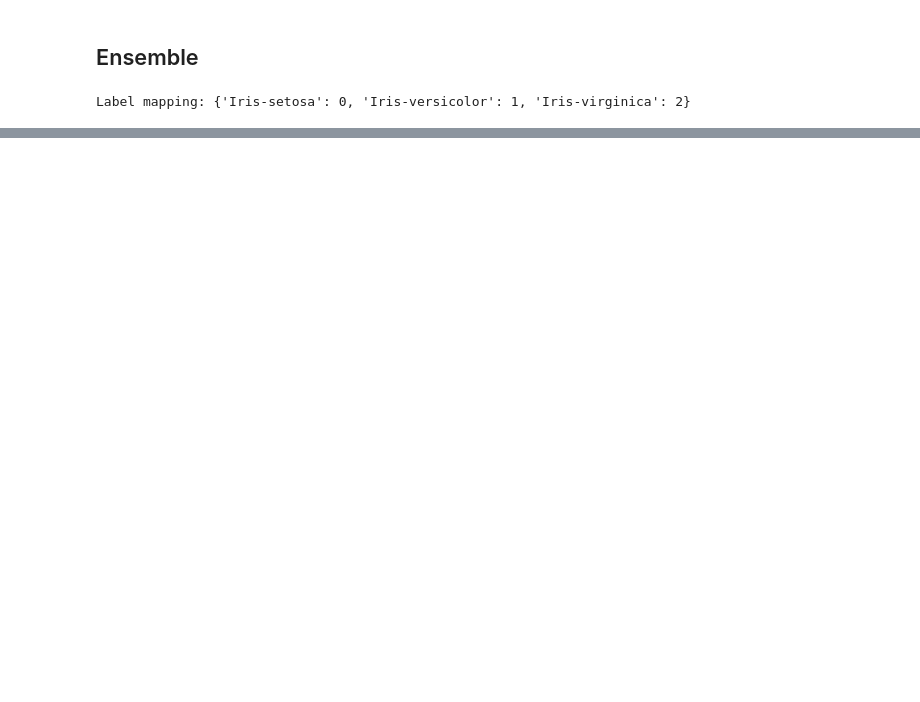
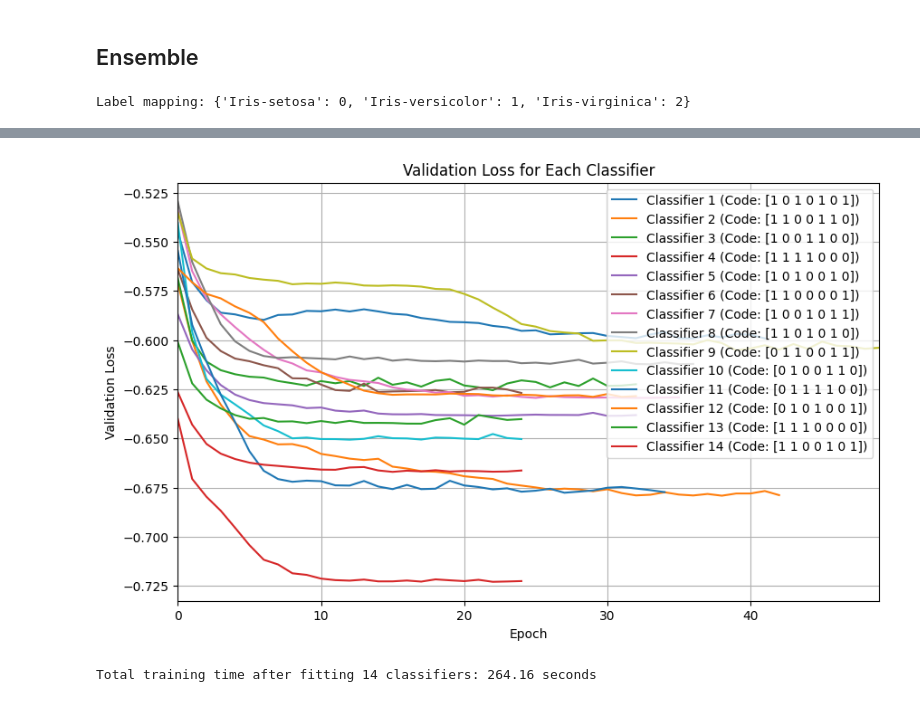
Before and after one commit to EdwardM222/QML-RP, a Jupyter notebook: thesis.ipynb, the cells around one changed output, grey strips where cells are left out. Saved outputs shown, nothing was run; the diff lists cells and outputs as text; code cells hidden in the pictures; blank space fills up the shorter version.

```diff
--- a/thesis.ipynb
+++ b/thesis.ipynb
@@ -131,7 +137,7 @@ def build_ecoc_matrix(n_classes: int, ensemble_size: int) -> np.ndarray:
 # %%
 ecoc = build_ecoc_matrix(7, 14)
 
-final_preds = np.array([[0, 0, 0, 0, 0, 0, 0] for _ in range(len(y_test))])
+final_preds = np.array([[0] * ecoc.shape[1]] * len(y_test))
 for i, code in enumerate(ecoc):
     clf = LogisticRegression(max_iter=1000, class_weight='balanced')
     clf.fit(X_train_scaled, y_train.apply(lambda x: code[x]))
@@ -146,7 +152,7 @@ for i, code in enumerate(ecoc):
 
 final_preds = np.argmax(final_preds, axis=1)
 print("Logistic Regression Ensemble Classification Report:")
-print(classification_report(y_test, final_preds))
+print(classification_report(y_test, final_preds, zero_division=0))
 # %% [output]
 Logistic Regression Ensemble Classification Report:
               precision    recall  f1-score   support
@@ -590,0 +763,34 @@ weighted avg       0.87      0.83      0.82        30
+# %%
+lab_train = pd.read_csv('lab1-train-processed.csv')
+lab_test = pd.read_csv('lab1-test-processed.csv')
+
+y_train = lab_train['class']
+y_test = lab_test['class']
+X_train = lab_train.drop('class', axis=1)
+X_test = lab_test.drop('class', axis=1)
+
+top_cols = [col for col in X_train.columns if col.startswith('X')]
+famd_cols = [col for col in X_train.columns if col.startswith('C')]
+
+scaler = MinMaxScaler(feature_range=(0, np.pi))
+X_train_scaled = scaler.fit_transform(X_train[famd_cols[:6]])
+X_test_scaled = scaler.transform(X_test[famd_cols[:6]])
+# %%
+dev = qml.device("default.qubit", wires=2)
+circuits = []
+for _ in range(14):
+    qlayer, circuit, weight_shapes, n_features = reuploading_qlayer(
+        n_qubits=2,
+        feats_per_qubit=3,
+        reuploads=2,
+        entangle_between_reuploads=True,
+        trainable_layers=2,
+        ranges=1,
+        measurement_wires=[0],
+    )
+    circuits.append(qlayer)
+ens = QuECOC(circuits=circuits, n_classes=7)
+ens.fit(X_train_scaled, y_train, X_test_scaled, y_test, epochs=200)
+# %% [output]
+[figure, added]
+Total training time after fitting 14 classifiers: 264.16 seconds
```
Also changed, not shown: parts of 14 cells of this notebook.
